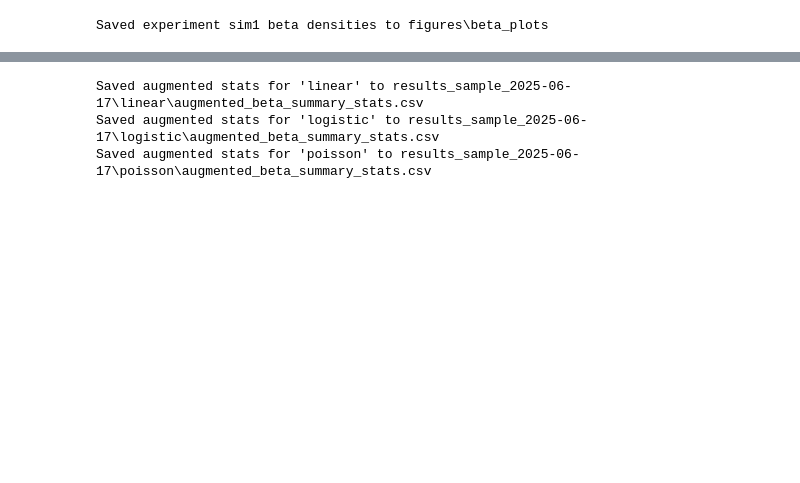
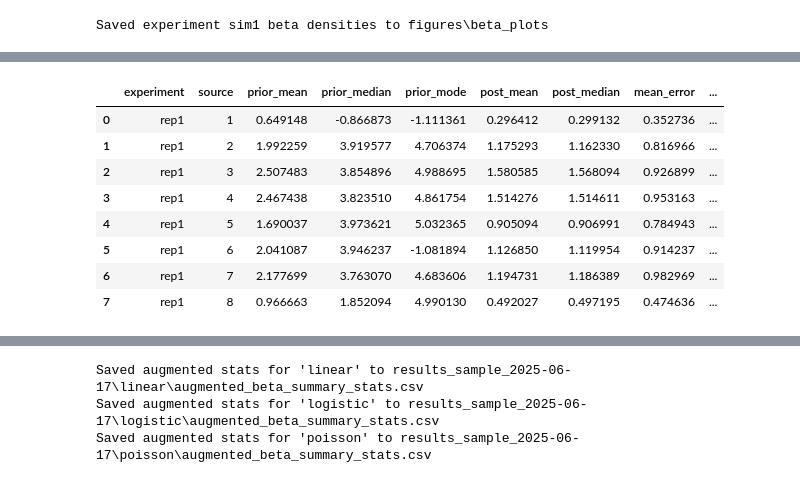
Before and after one commit to Kumachar/ResearchExamples, a Jupyter notebook: simulation_experiment_for_conference2.ipynb, the cells around one changed output, grey strips where cells are left out. Cells and saved outputs as stored; diff of their text form; code cells hidden in the pictures; blank space fills up the shorter version.

```diff
--- a/simulation_experiment_for_conference2.ipynb
+++ b/simulation_experiment_for_conference2.ipynb
@@ -1962,29 +2186,41 @@ def summarise_beta_prior_posterior(
 # %%
 stats = summarise_beta_prior_posterior(
     idata, beta_df,
     kl_dict=kl_vals,
-    experiment_label=f"rep1"
+    experiment_label=f"rep1",
+    glm_est_df = est_df
+
 )
 largest_info = largest_mean_pi_norm(idata, pis=pis)
 largest_df   = (
     pd.DataFrame(largest_info)
       .rename(columns={
           "component":      "largest_component",
           "mean_value":     "mean_pi_norm",
           "true_proportion":"true_max_pi",
           "source":         "src_zero",  # note: here source is zero-based
       })
 )
 
 # create zero-based key directly
 stats["src_zero"] = stats["source"] - 1
 
 # merge on src_zero
 stats = (
     stats
       .merge(largest_df, on="src_zero", how="left")
       .drop(columns="src_zero")
 )
+# %% [output]
+|  | experiment | source | prior_mean | prior_median | prior_mode | post_mean | post_median | mean_error | ... |
+| 0 | rep1 | 1 | 0.649148 | -0.866873 | -1.111361 | 0.296412 | 0.299132 | 0.352736 | ... |
+| 1 | rep1 | 2 | 1.992259 | 3.919577 | 4.706374 | 1.175293 | 1.162330 | 0.816966 | ... |
+| 2 | rep1 | 3 | 2.507483 | 3.854896 | 4.988695 | 1.580585 | 1.568094 | 0.926899 | ... |
+| 3 | rep1 | 4 | 2.467438 | 3.823510 | 4.861754 | 1.514276 | 1.514611 | 0.953163 | ... |
+| 4 | rep1 | 5 | 1.690037 | 3.973621 | 5.032365 | 0.905094 | 0.906991 | 0.784943 | ... |
+| 5 | rep1 | 6 | 2.041087 | 3.946237 | -1.081894 | 1.126850 | 1.119954 | 0.914237 | ... |
+| 6 | rep1 | 7 | 2.177699 | 3.763070 | 4.683606 | 1.194731 | 1.186389 | 0.982969 | ... |
+| 7 | rep1 | 8 | 0.966663 | 1.852094 | 4.990130 | 0.492027 | 0.497195 | 0.474636 | ... |
 # %%
 def run_hdp_experiments(
     K: int,
```
Also changed, not shown: parts of 14 cells of this notebook.
